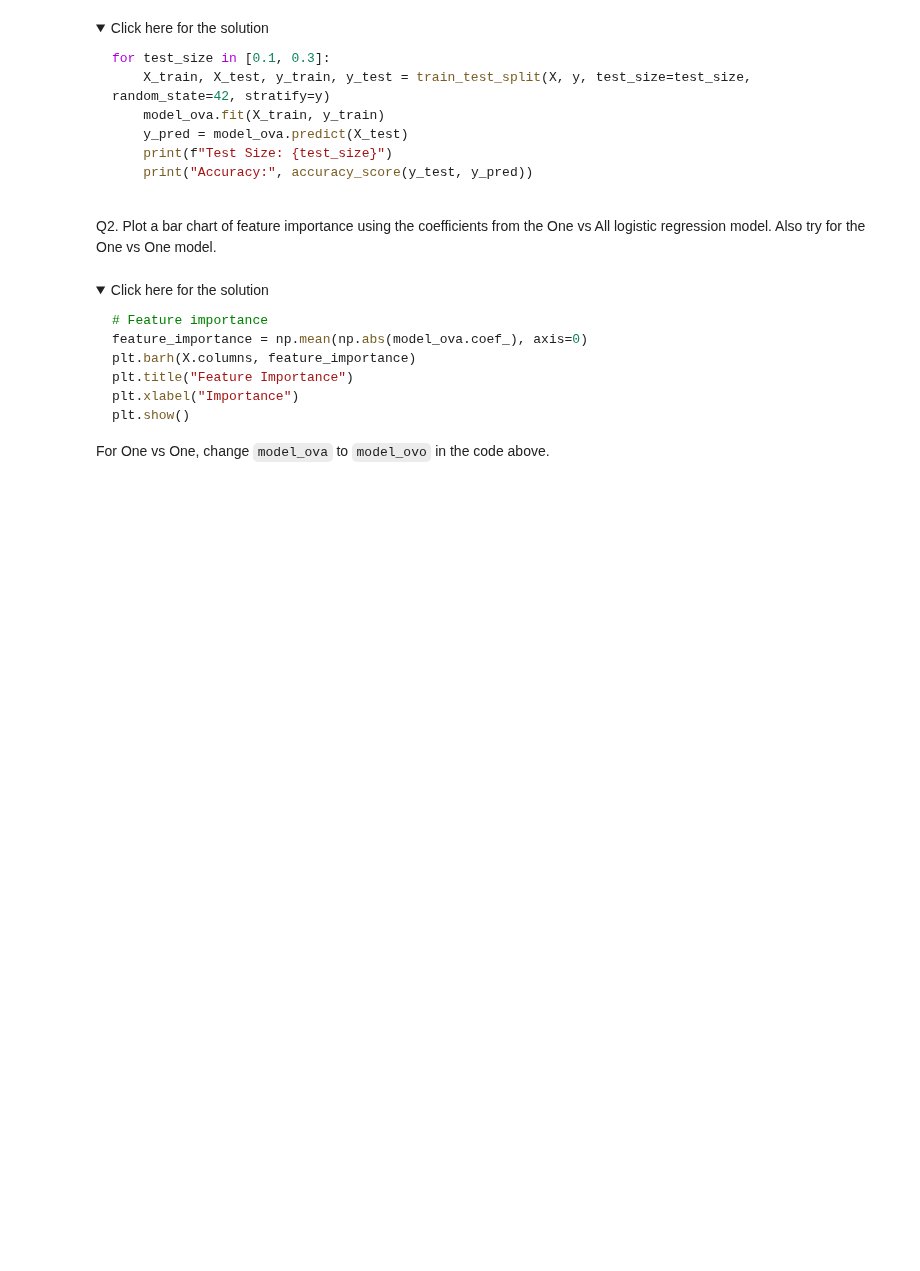
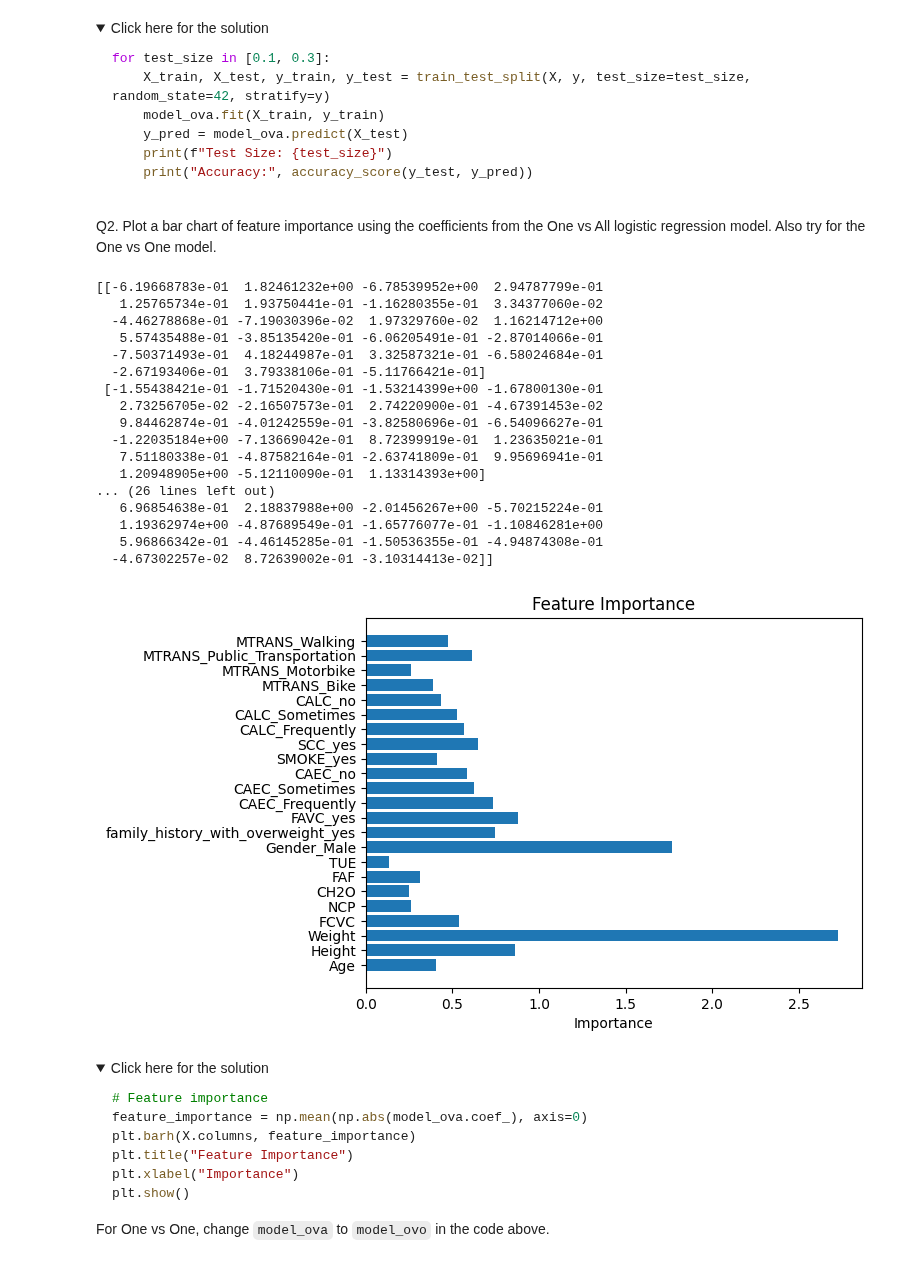
Before and after one commit to beekvangg/testgithub, a Jupyter notebook: Machine learning with Python/Machine-learning-with-python-lab1.ipynb, the cells around one changed output. Saved outputs shown, nothing was run; the diff lists cells and outputs as text; code cells hidden in the pictures; folded sections open; blank space fills up the shorter version.

```diff
--- a/Machine learning with Python/Machine-learning-with-python-lab1.ipynb
+++ b/Machine learning with Python/Machine-learning-with-python-lab1.ipynb
@@ -365,4 +365,18 @@ Accuracy: 92.43%
 # %% [markdown]
 Q1. Experiment with different test sizes in the train_test_split method (e.g., 0.1, 0.3) and observe the impact on model performance.
 # %%
-# your code here
+for test_size in [0.1, 0.2, 0.3, 0.4, 0.5]:
+    X_train, X_test, y_train, y_test = train_test_split(X, y, test_size=test_size, random_state=42, stratify=y)
+    model_ova = LogisticRegression(multi_class='ovr', max_iter=1000)
+    model_ova.fit(X_train, y_train)
+    y_pred_ova = model_ova.predict(X_test)
+    # Evaluation metrics for OvA
+    print(f"One-vs-All (OvA) Strategy (test_size = {test_size})")
+    print(f"Accuracy: {np.round(100*accuracy_score(y_test, y_pred_ova),2)}%")
+
+    model_ovo = OneVsOneClassifier(LogisticRegression(max_iter=1000))
+    model_ovo.fit(X_train, y_train)
+    y_pred_ovo = model_ovo.predict(X_test)
+    # Evaluation metrics for OvO
+    print(f"One-vs-One (OvO) Strategy (test_size = {test_size})")
+    print(f"Accuracy: {np.round(100*accuracy_score(y_test, y_pred_ovo),2)}%")
@@ -381,7 +416,32 @@ for test_size in [0.1, 0.3]:
 # %% [markdown]
 Q2. Plot a bar chart of feature importance using the coefficients from the One vs All logistic regression model. Also try for the One vs One model.
 # %%
-# your code here
+# Feature importance
+print(model_ova.coef_)
+feature_importance = np.mean(np.abs(model_ova.coef_), axis=0)
+plt.barh(X.columns, feature_importance)
+plt.title("Feature Importance")
+plt.xlabel("Importance")
+plt.show()
+# %% [output]
+[[-6.19668783e-01  1.82461232e+00 -6.78539952e+00  2.94787799e-01
+   1.25765734e-01  1.93750441e-01 -1.16280355e-01  3.34377060e-02
+  -4.46278868e-01 -7.19030396e-02  1.97329760e-02  1.16214712e+00
+   5.57435488e-01 -3.85135420e-01 -6.06205491e-01 -2.87014066e-01
+  -7.50371493e-01  4.18244987e-01  3.32587321e-01 -6.58024684e-01
+  -2.67193406e-01  3.79338106e-01 -5.11766421e-01]
+ [-1.55438421e-01 -1.71520430e-01 -1.53214399e+00 -1.67800130e-01
+   2.73256705e-02 -2.16507573e-01  2.74220900e-01 -4.67391453e-02
+   9.84462874e-01 -4.01242559e-01 -3.82580696e-01 -6.54096627e-01
+  -1.22035184e+00 -7.13669042e-01  8.72399919e-01  1.23635021e-01
+   7.51180338e-01 -4.87582164e-01 -2.63741809e-01  9.95696941e-01
+   1.20948905e+00 -5.12110090e-01  1.13314393e+00]
+... (26 lines left out)
+   6.96854638e-01  2.18837988e+00 -2.01456267e+00 -5.70215224e-01
+   1.19362974e+00 -4.87689549e-01 -1.65776077e-01 -1.10846281e+00
+   5.96866342e-01 -4.46145285e-01 -1.50536355e-01 -4.94874308e-01
+  -4.67302257e-02  8.72639002e-01 -3.10314413e-02]]
+[figure, added]
 # %% [markdown]
 <details><summary>Click here for the solution</summary>
 
```
Also changed, not shown: parts of 1 cell of this notebook, 3 other files.
